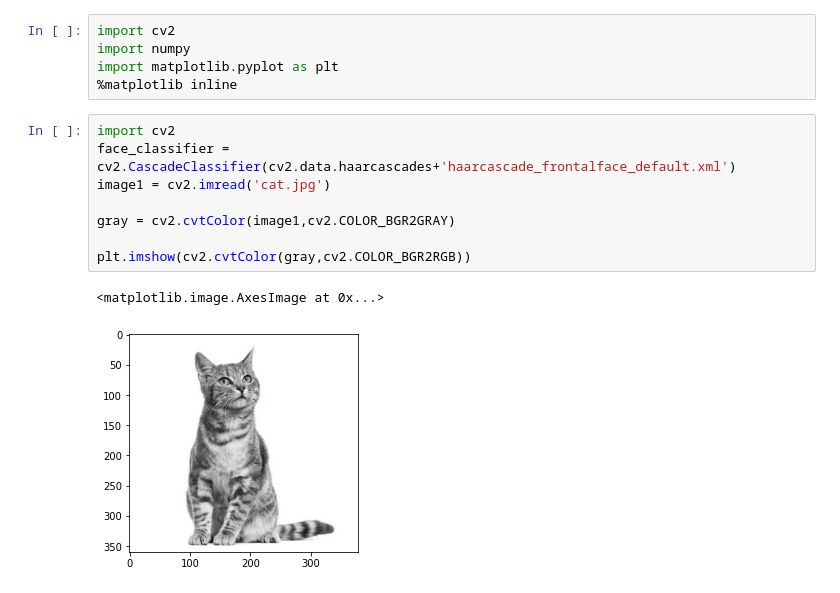
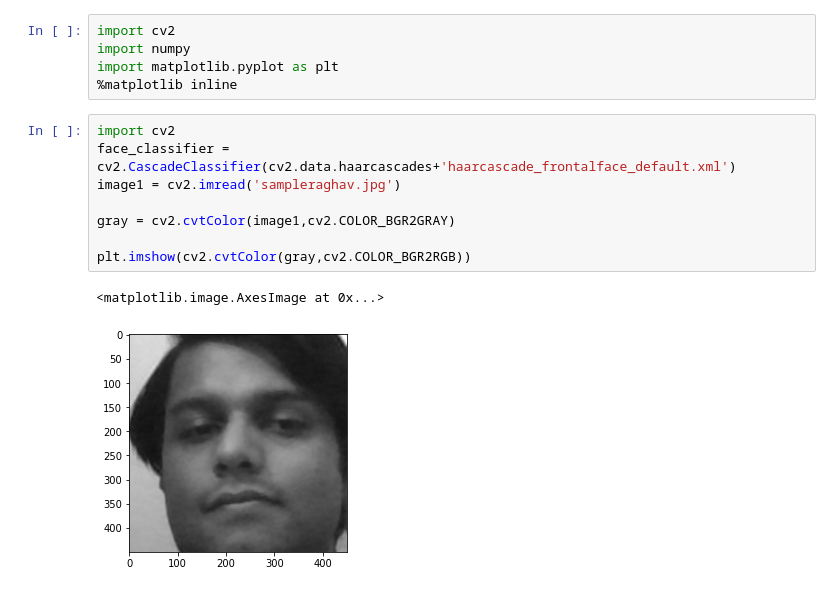
Before and after one commit to ayaan-47/The-Proxy-Buster, a Jupyter notebook: Haar Cascade Demonstration.ipynb, the cells around one changed output. Drawn from its saved outputs; the diff is of its cells as text.

```diff
--- a/Haar Cascade Demonstration.ipynb
+++ b/Haar Cascade Demonstration.ipynb
@@ -6,14 +6,14 @@ import matplotlib.pyplot as plt
 # %%
 import cv2
 face_classifier = cv2.CascadeClassifier(cv2.data.haarcascades+'haarcascade_frontalface_default.xml')
-image1 = cv2.imread('cat.jpg')
+image1 = cv2.imread('sampleraghav.jpg')
 
 gray = cv2.cvtColor(image1,cv2.COLOR_BGR2GRAY)
 
 plt.imshow(cv2.cvtColor(gray,cv2.COLOR_BGR2RGB))
 # %% [output]
 <matplotlib.image.AxesImage at 0x...>
-[figure, old version]
+[figure, new version]
 # %%
 faces = face_classifier.detectMultiScale(gray, scaleFactor=1.2, minNeighbors=2)
 if len(faces)==0:
```
Also changed, not shown: parts of 1 cell of this notebook, 48 other files.
